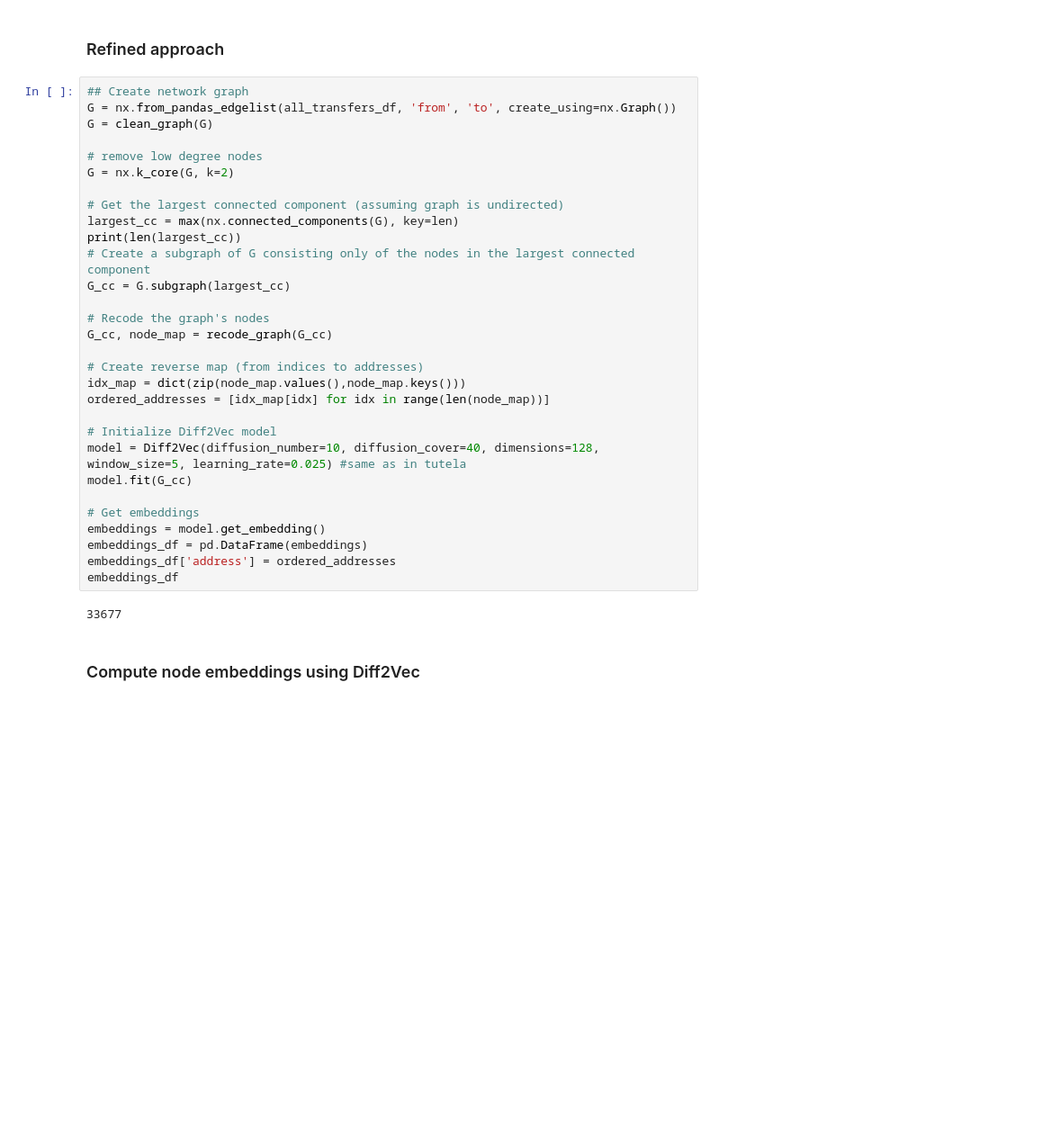
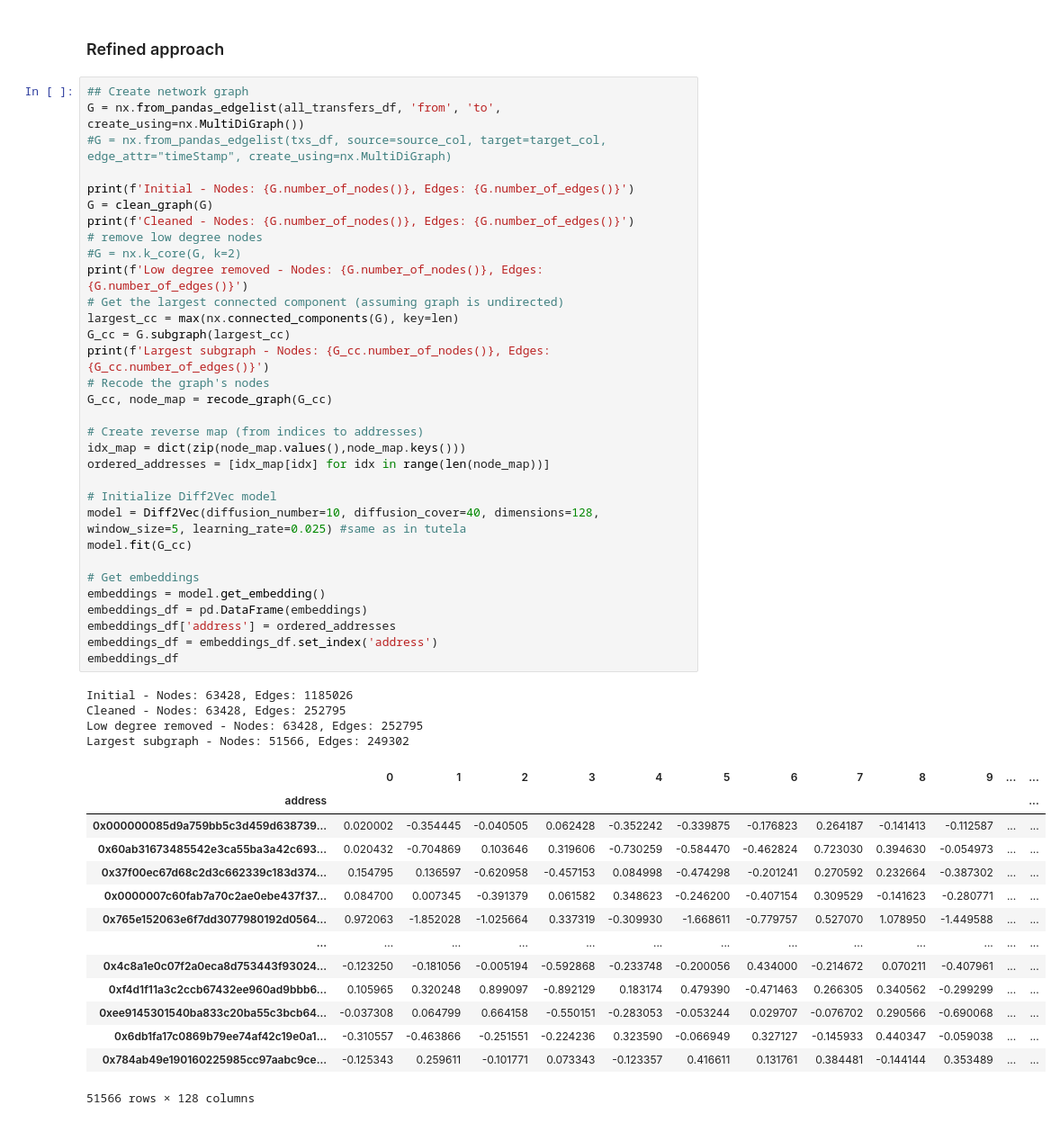
Before and after one commit to dariothuerkauf/address-clustering, a Jupyter notebook: python/node-embedding.ipynb, the cells around one changed output. Shown: that part at 90% size. Drawn from its saved outputs; the diff is of its cells as text; blank space fills up the shorter version.

Commit message:
Update node-embedding

```diff
--- a/python/node-embedding.ipynb
+++ b/python/node-embedding.ipynb
@@ -78,35 +178,52 @@ Number of unique addresses: 56299
 ### Refined approach
 # %%
 ## Create network graph
-G = nx.from_pandas_edgelist(all_transfers_df, 'from', 'to', create_using=nx.Graph())
+G = nx.from_pandas_edgelist(all_transfers_df, 'from', 'to', create_using=nx.MultiDiGraph())
+#G = nx.from_pandas_edgelist(txs_df, source=source_col, target=target_col, edge_attr="timeStamp", create_using=nx.MultiDiGraph)
+
+print(f'Initial - Nodes: {G.number_of_nodes()}, Edges: {G.number_of_edges()}')
 G = clean_graph(G)
-
+print(f'Cleaned - Nodes: {G.number_of_nodes()}, Edges: {G.number_of_edges()}')
 # remove low degree nodes
-G = nx.k_core(G, k=2)
-
+#G = nx.k_core(G, k=2)
+print(f'Low degree removed - Nodes: {G.number_of_nodes()}, Edges: {G.number_of_edges()}')
 # Get the largest connected component (assuming graph is undirected)
 largest_cc = max(nx.connected_components(G), key=len)
-print(len(largest_cc))
-# Create a subgraph of G consisting only of the nodes in the largest connected component
 G_cc = G.subgraph(largest_cc)
-
+print(f'Largest subgraph - Nodes: {G_cc.number_of_nodes()}, Edges: {G_cc.number_of_edges()}')
 # Recode the graph's nodes
 G_cc, node_map = recode_graph(G_cc)
 
 # Create reverse map (from indices to addresses)
 idx_map = dict(zip(node_map.values(),node_map.keys()))
 ordered_addresses = [idx_map[idx] for idx in range(len(node_map))]
 
 # Initialize Diff2Vec model
 model = Diff2Vec(diffusion_number=10, diffusion_cover=40, dimensions=128, window_size=5, learning_rate=0.025) #same as in tutela
 model.fit(G_cc)
 
 # Get embeddings
 embeddings = model.get_embedding()
 embeddings_df = pd.DataFrame(embeddings)
 embeddings_df['address'] = ordered_addresses
+embeddings_df = embeddings_df.set_index('address')
 embeddings_df
 # %% [output]
-33677
+Initial - Nodes: 63428, Edges: 1185026
+Cleaned - Nodes: 63428, Edges: 252795
+Low degree removed - Nodes: 63428, Edges: 252795
+Largest subgraph - Nodes: 51566, Edges: 249302
+|  | 0 | 1 | 2 | 3 | 4 | 5 | 6 | 7 | 8 | 9 | ... | ... |
+| address |  |  |  |  |  |  |  |  |  |  |  | ... |
+| 0x000000085d9a759bb5c3d459d638739... | 0.020002 | -0.354445 | -0.040505 | 0.062428 | -0.352242 | -0.339875 | -0.176823 | 0.264187 | -0.141413 | -0.112587 | ... | ... |
+| 0x60ab31673485542e3ca55ba3a42c693... | 0.020432 | -0.704869 | 0.103646 | 0.319606 | -0.730259 | -0.584470 | -0.462824 | 0.723030 | 0.394630 | -0.054973 | ... | ... |
+| 0x37f00ec67d68c2d3c662339c183d374... | 0.154795 | 0.136597 | -0.620958 | -0.457153 | 0.084998 | -0.474298 | -0.201241 | 0.270592 | 0.232664 | -0.387302 | ... | ... |
+| 0x0000007c60fab7a70c2ae0ebe437f37... | 0.084700 | 0.007345 | -0.391379 | 0.061582 | 0.348623 | -0.246200 | -0.407154 | 0.309529 | -0.141623 | -0.280771 | ... | ... |
+| 0x765e152063e6f7dd3077980192d0564... | 0.972063 | -1.852028 | -1.025664 | 0.337319 | -0.309930 | -1.668611 | -0.779757 | 0.527070 | 1.078950 | -1.449588 | ... | ... |
+| ... | ... | ... | ... | ... | ... | ... | ... | ... | ... | ... | ... | ... |
+| 0x4c8a1e0c07f2a0eca8d753443f93024... | -0.123250 | -0.181056 | -0.005194 | -0.592868 | -0.233748 | -0.200056 | 0.434000 | -0.214672 | 0.070211 | -0.407961 | ... | ... |
+| 0xf4d1f11a3c2ccb67432ee960ad9bbb6... | 0.105965 | 0.320248 | 0.899097 | -0.892129 | 0.183174 | 0.479390 | -0.471463 | 0.266305 | 0.340562 | -0.299299 | ... | ... |
+| 0xee9145301540ba833c20ba55c3bcb64... | -0.037308 | 0.064799 | 0.664158 | -0.550151 | -0.283053 | -0.053244 | 0.029707 | -0.076702 | 0.290566 | -0.690068 | ... | ... |
+| 0x6db1fa17c0869b79ee74af42c19e0a1... | -0.310557 | -0.463866 | -0.251551 | -0.224236 | 0.323590 | -0.066949 | 0.327127 | -0.145933 | 0.440347 | -0.059038 | ... | ... |
+| 0x784ab49e190160225985cc97aabc9ce... | -0.125343 | 0.259611 | -0.101771 | 0.073343 | -0.123357 | 0.416611 | 0.131761 | 0.384481 | -0.144144 | 0.353489 | ... | ... |
+51566 rows × 128 columns
-# %% [markdown]
-### Compute node embeddings using Diff2Vec
```
Also changed, not shown: parts of 34 cells of this notebook.
